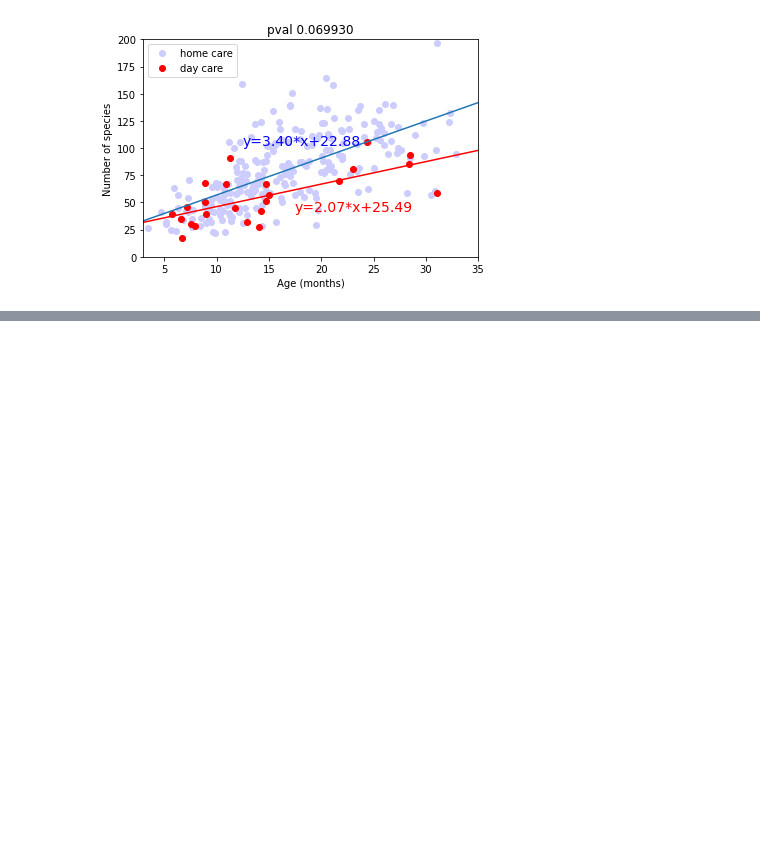
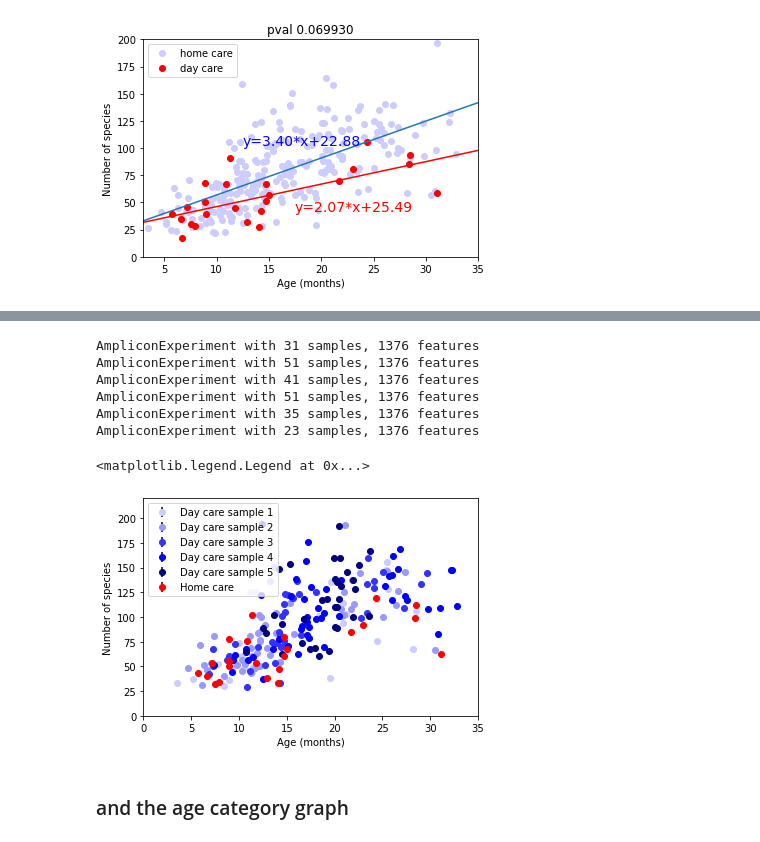
Before and after one commit to amnona/paper-daycare, a Jupyter notebook: kg-alphadiv.ipynb, the cells around one changed output, grey strips where cells are left out. Drawn from its saved outputs; the diff is of its cells as text; code cells hidden in the pictures; blank space fills up the shorter version.

```diff
--- a/kg-alphadiv.ipynb
+++ b/kg-alphadiv.ipynb
@@ -389,0 +396,2 @@ pval 0.069930
+# %%
+dat10k = ca.read_amplicon('./data/gan-subsampled-10k.biom', 'data/gan-subsampled-10k_sample.txt', min_reads=1000, normalize=None)
@@ -389,0 +402,2 @@ pval 0.069930
+# %%
+dat10k=dat10k.filter_sum_abundance(0.000001)
@@ -389,0 +407,43 @@ pval 0.069930
+# %%
+allmean,allstd=get_sample_alpha(dat10k)
+# %%
+dats=dat10k.copy()
+for cid in allmean.keys():
+    dats.sample_metadata.loc[dats.sample_metadata['sample_ID']==cid,'avgspecies'] = allmean[cid]
+    dats.sample_metadata.loc[dats.sample_metadata['sample_ID']==cid,'stdspecies'] = allstd[cid]
+# %%
+f=plt.figure()
+tt=dats.filter_samples('kindergarten',['Home','Family'],negate=True)
+tt=tt.filter_samples('Time',1)
+print(tt)
+plt.errorbar(tt.sample_metadata.age_months,tt.sample_metadata.avgspecies,yerr=tt.sample_metadata.stdspecies,fmt='o',c=[0.8,0.8,1,1],ecolor='k',barsabove=True)
+tt=dats.filter_samples('Time',2)
+print(tt)
+plt.errorbar(tt.sample_metadata.age_months,tt.sample_metadata.avgspecies,yerr=tt.sample_metadata.stdspecies,fmt='o',c=[0.6,0.6,1,1],ecolor='k',barsabove=True)
+tt=dats.filter_samples('Time',3)
+print(tt)
+plt.errorbar(tt.sample_metadata.age_months,tt.sample_metadata.avgspecies,yerr=tt.sample_metadata.stdspecies,fmt='o',c=[0.2,0.2,1,1],ecolor='k',barsabove=True)
+tt=dats.filter_samples('kindergarten',['Home','Family'],negate=True)
+tt=dats.filter_samples('Time',4)
+print(tt)
+plt.errorbar(tt.sample_metadata.age_months,tt.sample_metadata.avgspecies,yerr=tt.sample_metadata.stdspecies,fmt='o',c=[0,0,1,1],ecolor='k',barsabove=True)
+tt=dats.filter_samples('Time',5)
+print(tt)
+plt.errorbar(tt.sample_metadata.age_months,tt.sample_metadata.avgspecies,yerr=tt.sample_metadata.stdspecies,fmt='o',c=[0,0,0.5,1],ecolor='k',barsabove=True)
+tt=dats.filter_samples('kindergarten','Home')
+print(tt)
+plt.errorbar(tt.sample_metadata.age_months,tt.sample_metadata.avgspecies,yerr=tt.sample_metadata.stdspecies,fmt='o',c=[1,0,0,1],ecolor='k',barsabove=True)
+plt.xlim([0,35])
+plt.ylim([0,220])
+plt.xlabel('Age (months)')
+plt.ylabel('Number of species')
+plt.legend(['Day care sample 1','Day care sample 2','Day care sample 3','Day care sample 4','Day care sample 5','Home care'])
+# %% [output]
+AmpliconExperiment with 31 samples, 1376 features
+AmpliconExperiment with 51 samples, 1376 features
+AmpliconExperiment with 41 samples, 1376 features
+AmpliconExperiment with 51 samples, 1376 features
+AmpliconExperiment with 35 samples, 1376 features
+AmpliconExperiment with 23 samples, 1376 features
+<matplotlib.legend.Legend at 0x...>
+[figure, added]
@@ -389,0 +452,2 @@ pval 0.069930
+# %% [markdown]
+### and the age category graph
```
Also changed, not shown: parts of 18 cells of this notebook, 4 other files.
